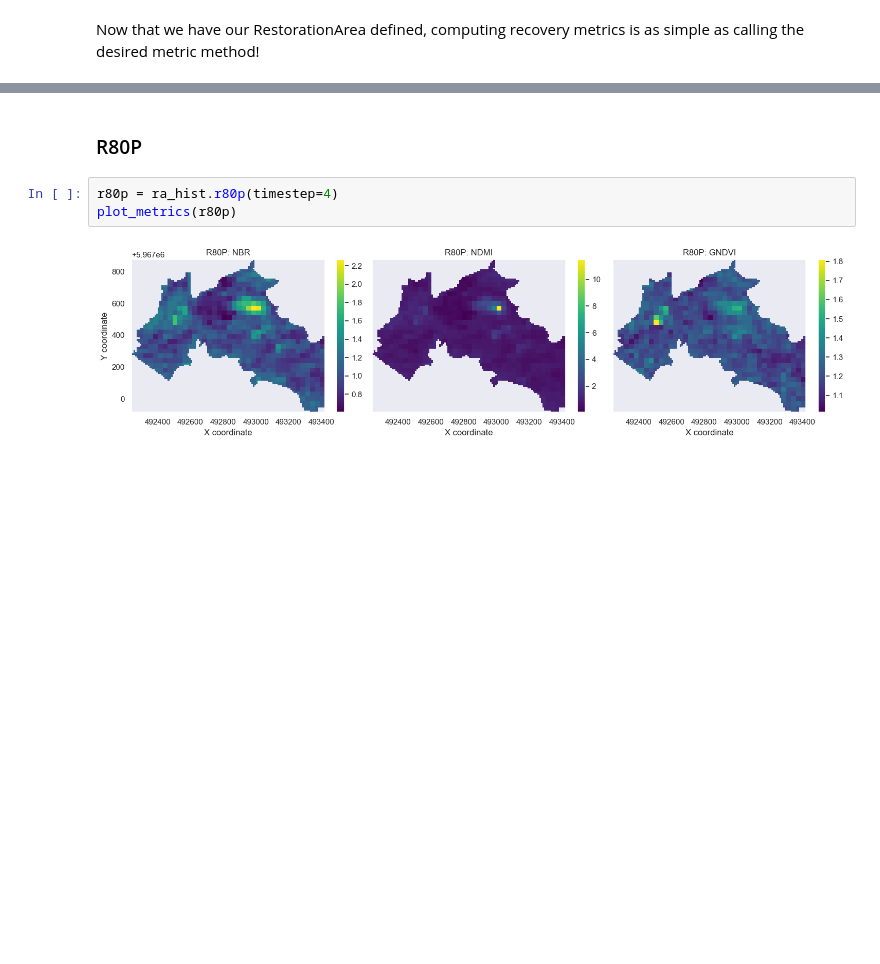
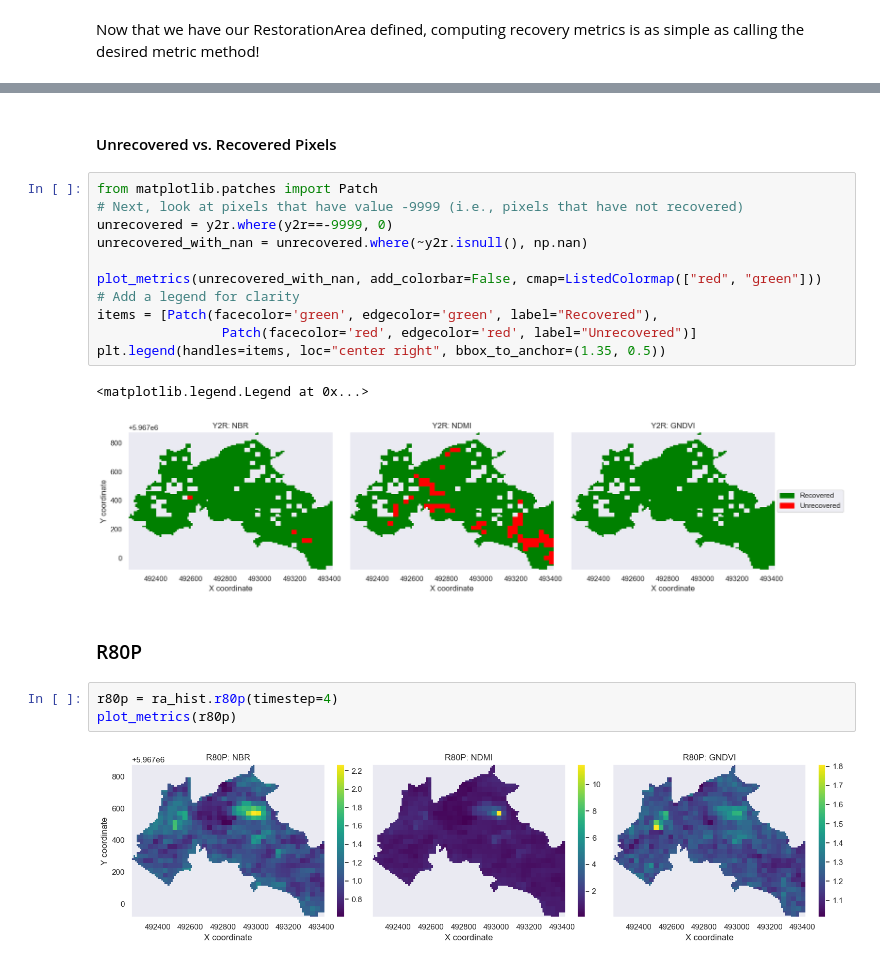
Before and after one commit to PEOPLE-ER/spectral-recovery, a Jupyter notebook: docs/overview_API.ipynb, the cells around one changed output, grey strips where cells are left out. Saved outputs shown, nothing was run; the diff lists cells and outputs as text; blank space fills up the shorter version.

```diff
--- a/docs/overview_API.ipynb
+++ b/docs/overview_API.ipynb
@@ -188,3 +200,19 @@ plot_metrics(y2r)
+# %% [markdown]
+#### Unrecovered vs. Recovered Pixels
+# %%
+from matplotlib.patches import Patch
+# Next, look at pixels that have value -9999 (i.e., pixels that have not recovered)
+unrecovered = y2r.where(y2r==-9999, 0)
+unrecovered_with_nan = unrecovered.where(~y2r.isnull(), np.nan)
+
+plot_metrics(unrecovered_with_nan, add_colorbar=False, cmap=ListedColormap(["red", "green"]))
+# Add a legend for clarity
+items = [Patch(facecolor='green', edgecolor='green', label="Recovered"),
+                Patch(facecolor='red', edgecolor='red', label="Unrecovered")]
+plt.legend(handles=items, loc="center right", bbox_to_anchor=(1.35, 0.5))
+# %% [output]
+<matplotlib.legend.Legend at 0x...>
+[figure, added]
 # %% [markdown]
 ### R80P
 # %%
```
Also changed, not shown: parts of 6 cells of this notebook.
